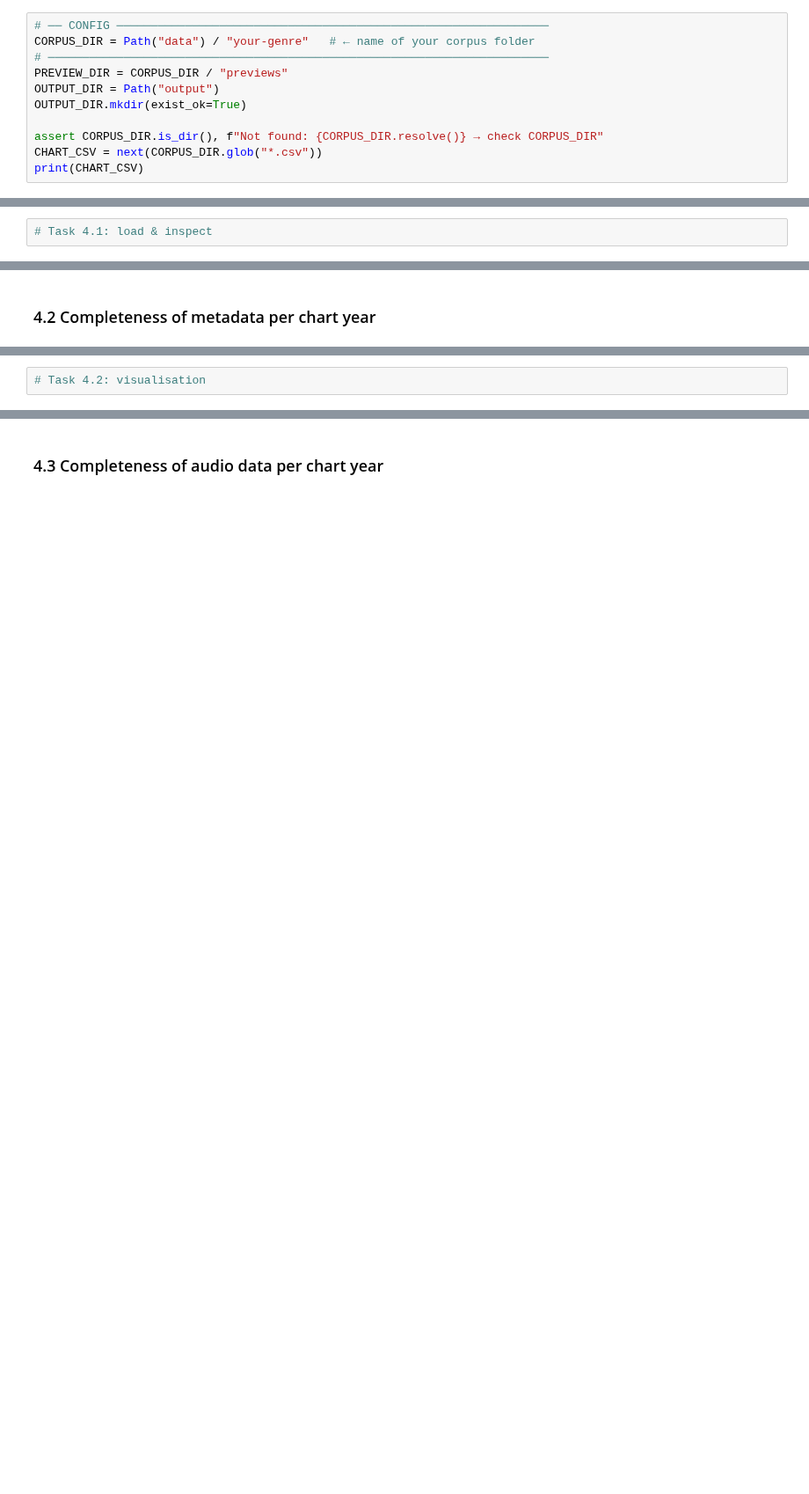
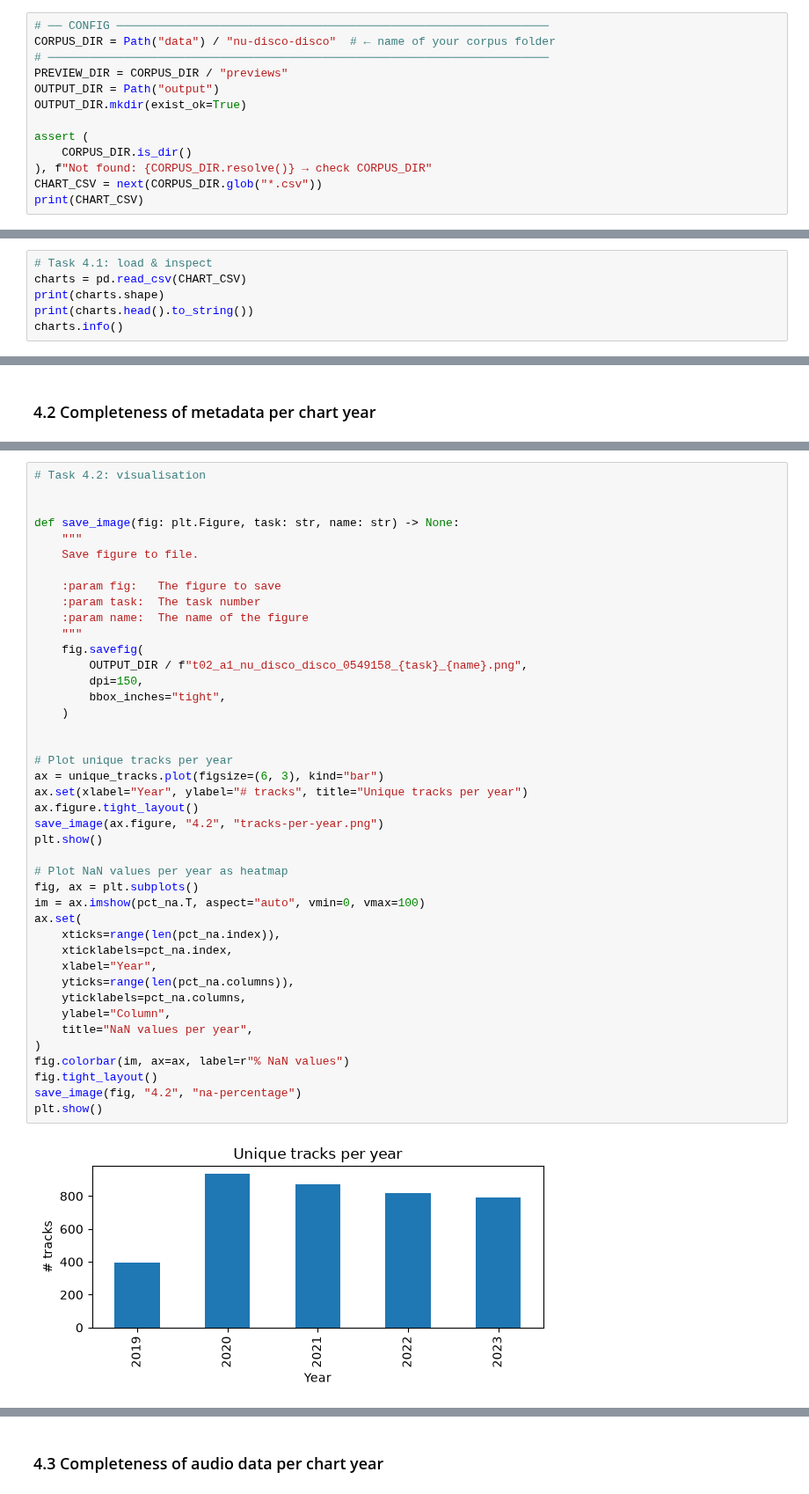
Before and after one commit to EwanMe/mirmla, a Jupyter notebook: T02_corpus_completeness.ipynb, the cells around one changed output, grey strips where cells are left out. Shown at 88% size. Cells and saved outputs as stored; diff of their text form; blank space fills up the shorter version.

```diff
--- a/T02_corpus_completeness.ipynb
+++ b/T02_corpus_completeness.ipynb
@@ -51,11 +60,13 @@ print("pandas", pd.__version__)
 # %%
 # ── CONFIG ───────────────────────────────────────────────────────────────
-CORPUS_DIR = Path("data") / "your-genre"   # ← name of your corpus folder
+CORPUS_DIR = Path("data") / "nu-disco-disco"  # ← name of your corpus folder
 # ─────────────────────────────────────────────────────────────────────────
 PREVIEW_DIR = CORPUS_DIR / "previews"
 OUTPUT_DIR = Path("output")
 OUTPUT_DIR.mkdir(exist_ok=True)
 
-assert CORPUS_DIR.is_dir(), f"Not found: {CORPUS_DIR.resolve()} → check CORPUS_DIR"
+assert (
+    CORPUS_DIR.is_dir()
+), f"Not found: {CORPUS_DIR.resolve()} → check CORPUS_DIR"
 CHART_CSV = next(CORPUS_DIR.glob("*.csv"))
 print(CHART_CSV)
@@ -81,3 +126,7 @@ Please make sure that you choose an unclaimed genre, there should be one for eac
 ### 4.1 Load & inspect the chart table
 # %%
 # Task 4.1: load & inspect
+charts = pd.read_csv(CHART_CSV)
+print(charts.shape)
+print(charts.head().to_string())
+charts.info()
@@ -88,2 +316,44 @@ Please make sure that you choose an unclaimed genre, there should be one for eac
 # %%
 # Task 4.2: visualisation
+
+
+def save_image(fig: plt.Figure, task: str, name: str) -> None:
+    """
+    Save figure to file.
+
+    :param fig:   The figure to save
+    :param task:  The task number
+    :param name:  The name of the figure
+    """
+    fig.savefig(
+        OUTPUT_DIR / f"t02_a1_nu_disco_disco_0549158_{task}_{name}.png",
+        dpi=150,
+        bbox_inches="tight",
+    )
+
+
+# Plot unique tracks per year
+ax = unique_tracks.plot(figsize=(6, 3), kind="bar")
+ax.set(xlabel="Year", ylabel="# tracks", title="Unique tracks per year")
+ax.figure.tight_layout()
+save_image(ax.figure, "4.2", "tracks-per-year.png")
+plt.show()
+
+# Plot NaN values per year as heatmap
+fig, ax = plt.subplots()
+im = ax.imshow(pct_na.T, aspect="auto", vmin=0, vmax=100)
+ax.set(
+    xticks=range(len(pct_na.index)),
+    xticklabels=pct_na.index,
+    xlabel="Year",
+    yticks=range(len(pct_na.columns)),
+    yticklabels=pct_na.columns,
+    ylabel="Column",
+    title="NaN values per year",
+)
+fig.colorbar(im, ax=ax, label=r"% NaN values")
+fig.tight_layout()
+save_image(fig, "4.2", "na-percentage")
+plt.show()
+# %% [output]
+[figure, added]
```
Also changed, not shown: parts of 14 cells of this notebook.
